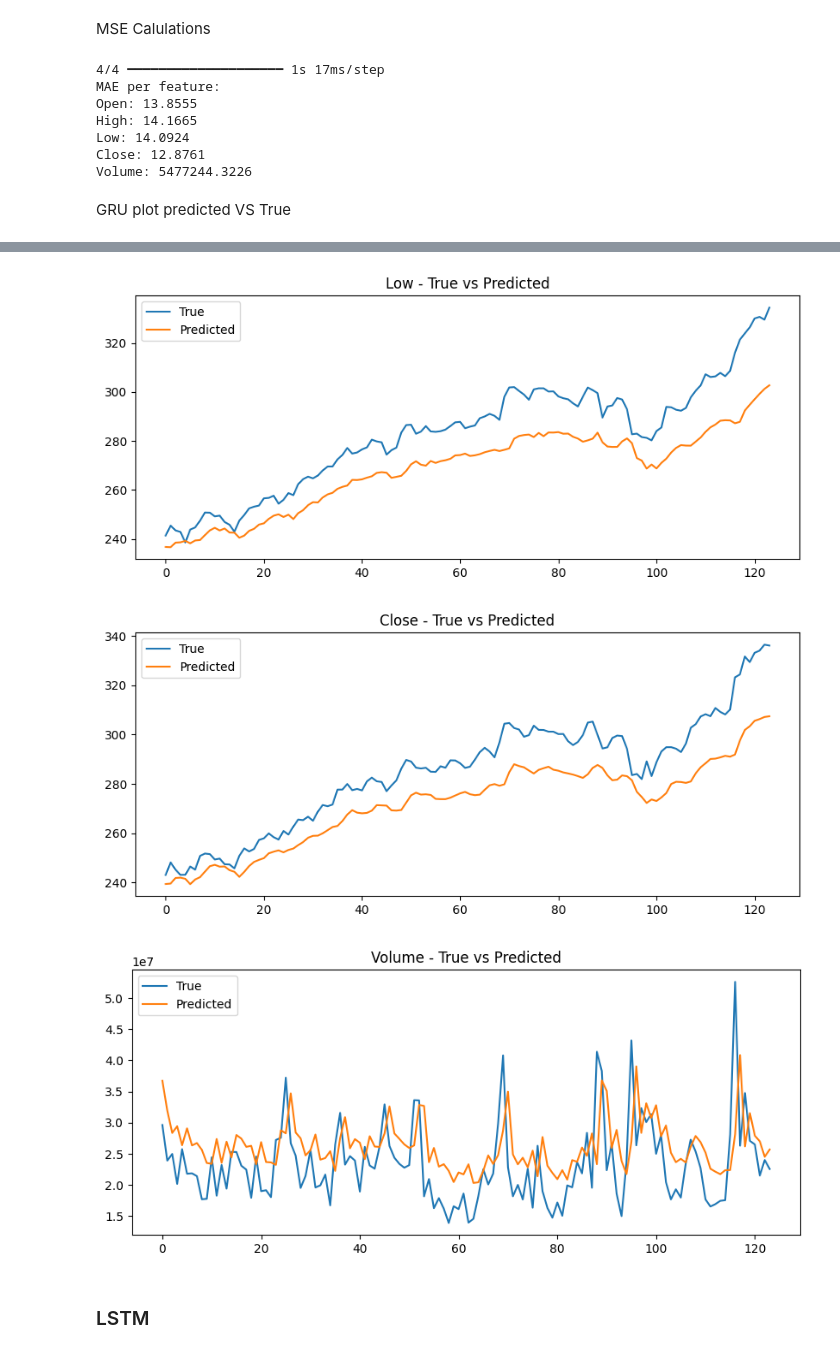
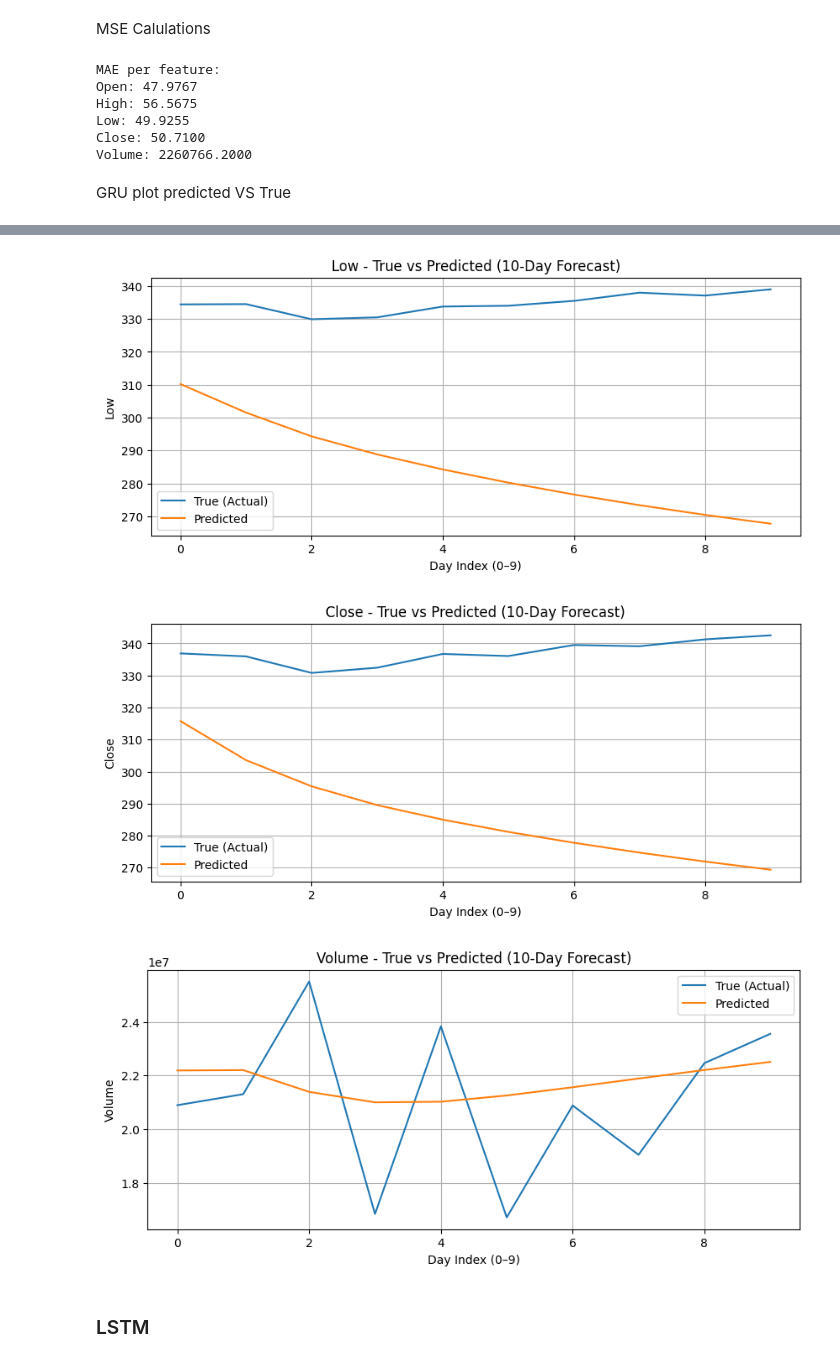
Before and after one commit to Daviey52/try, a Jupyter notebook: Assignment4.ipynb, the cells around one changed output, grey strips where cells are left out. Drawn from its saved outputs; the diff is of its cells as text; code cells hidden in the pictures.

```diff
--- a/Assignment4.ipynb
+++ b/Assignment4.ipynb
@@ -370,0 +371,8 @@ print(simpleRNN_predTable)
+# %%
+df_true_values = pd.read_csv('/content/MSFT_predicted.csv')
+
+df_true_values['Date'] = pd.to_datetime(df['Date'])
+df_true_values.sort_values(by="Date", ascending=True, inplace=True)
+print(df_true_values['Date'].is_monotonic_increasing)
+true_10 = df_true_values[columns].values
+true_10.shape
@@ -373,12 +384,11 @@ print(simpleRNN_predTable)
 # %%
 import sklearn
 from sklearn.metrics import mean_squared_error, mean_absolute_error
-y_pred_scaled = model.predict(X_test)
-y_pred = scaler.inverse_transform(y_pred_scaled)
-y_true_values = scaler.inverse_transform(y_test)
+
 mae = {}
 for i, col in enumerate (["Open","High","Low","Close","Volume"]):
-  mae[col] = mean_absolute_error(y_true_values[:, i], y_pred[:, i])
+  mae[col] = mean_absolute_error(true_10[:, i], future_Srnn[:, i])
+
 print("MAE per feature:")
 for k, v in mae.items():
     print(f"{k}: {v:.4f}")
@@ -396,11 +404,14 @@ Volume: 10348463.2419
 # %%
 import matplotlib.pyplot as plt
 
-for i, col in enumerate(["Open","High","Low","Close","Volume"]):
+for i, col in enumerate(columns):
     plt.figure(figsize=(10,4))
-    plt.plot(y_true_values[:, i], label="True")
-    plt.plot(y_pred[:, i], label="Predicted")
-    plt.title(f"{col} - True vs Predicted")
+    plt.plot(true_10[:, i], label="True (Actual)")
+    plt.plot(future_Srnn[:, i], label="Predicted")
+    plt.title(f"{col} - True vs Predicted (10-Day Forecast)")
+    plt.xlabel("Day Index (0–9)")
+    plt.ylabel(col)
     plt.legend()
+    plt.grid(True)
     plt.show()
 # %% [output]
@@ -438,31 +449,31 @@ print(GRU_predTable)
 # %% [markdown]
 MSE Calulations
 # %%
-y_pred_scaled = model2.predict(X_test)
-y_pred = scaler.inverse_transform(y_pred_scaled)
-y_true_values = scaler.inverse_transform(y_test)
 mae = {}
 for i, col in enumerate (["Open","High","Low","Close","Volume"]):
-  mae[col] = mean_absolute_error(y_true_values[:, i], y_pred[:, i])
+  mae[col] = mean_absolute_error(true_10[:, i], future_GRU_pred[:, i])
+
 print("MAE per feature:")
 for k, v in mae.items():
     print(f"{k}: {v:.4f}")
 # %% [output]
-4/4 ━━━━━━━━━━━━━━━━━━━━ 1s 17ms/step
 MAE per feature:
-Open: 13.8555
-High: 14.1665
-Low: 14.0924
-Close: 12.8761
-Volume: 5477244.3226
+Open: 47.9767
+High: 56.5675
+Low: 49.9255
+Close: 50.7100
+Volume: 2260766.2000
 # %% [markdown]
 GRU plot predicted VS True
 # %%
-for i, col in enumerate(["Open","High","Low","Close","Volume"]):
+for i, col in enumerate(columns):
     plt.figure(figsize=(10,4))
-    plt.plot(y_true_values[:, i], label="True")
-    plt.plot(y_pred[:, i], label="Predicted")
-    plt.title(f"{col} - True vs Predicted")
+    plt.plot(true_10[:, i], label="True (Actual)")
+    plt.plot(future_GRU_pred[:, i], label="Predicted")
+    plt.title(f"{col} - True vs Predicted (10-Day Forecast)")
+    plt.xlabel("Day Index (0–9)")
+    plt.ylabel(col)
     plt.legend()
+    plt.grid(True)
     plt.show()
 # %% [output]
@@ -471,6 +482,6 @@ for i, col in enumerate(["Open","High","Low","Close","Volume"]):
-[figure, old version]
+[figure, new version]
-[figure, old version]
+[figure, new version]
-[figure, old version]
+[figure, new version]
 # %% [markdown]
 ### LSTM
 # %% [markdown]
```
Also changed, not shown: parts of 23 cells of this notebook.
